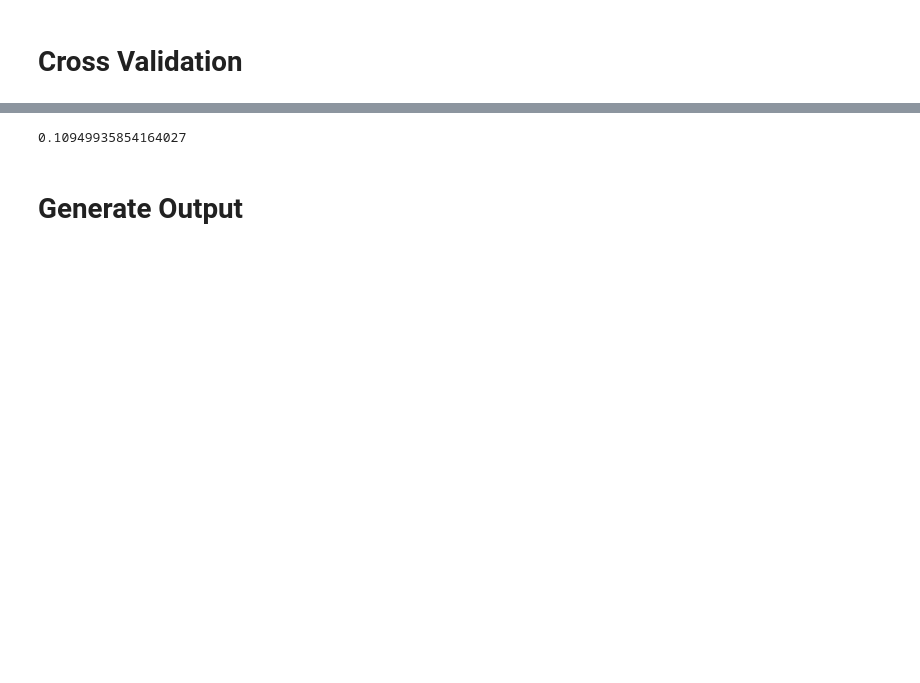
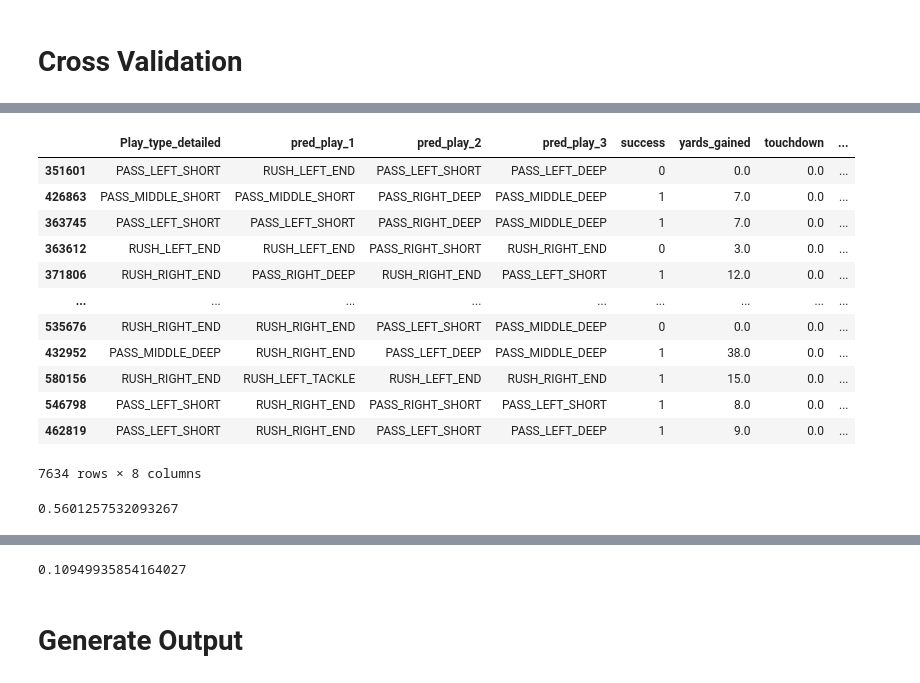
Before and after one commit to mchawla33/w210-capstone, a Jupyter notebook: notebooks/ContextualBandit_rewards_team.ipynb, the cells around one changed output, grey strips where cells are left out. Cells and saved outputs as stored; diff of their text form; code cells hidden in the pictures; blank space fills up the shorter version.

```diff
--- a/notebooks/ContextualBandit_rewards_team.ipynb
+++ b/notebooks/ContextualBandit_rewards_team.ipynb
@@ -1259,0 +1404,21 @@ Best replay value: 0.5441389290882779
+# %%
+matches_3 = best_test_df[(best_test_df.Play_type_detailed == best_test_df.pred_play_1) | (best_test_df.Play_type_detailed == best_test_df.pred_play_2) | (best_test_df.Play_type_detailed == best_test_df.pred_play_3) ]
+# matches_3 = best_test_df[best_test_df.Play_type_detailed == best_test_df.pred_play_3 ]
+
+display(matches_3[['Play_type_detailed', 'pred_play_1', 'pred_play_2', 'pred_play_3', 'success', 'yards_gained', 'touchdown', 'first_down']])
+print(matches_3.success.sum() / len(matches_3))
+# %% [output]
+|  | Play_type_detailed | pred_play_1 | pred_play_2 | pred_play_3 | success | yards_gained | touchdown | ... |
+| 351601 | PASS_LEFT_SHORT | RUSH_LEFT_END | PASS_LEFT_SHORT | PASS_LEFT_DEEP | 0 | 0.0 | 0.0 | ... |
+| 426863 | PASS_MIDDLE_SHORT | PASS_MIDDLE_SHORT | PASS_RIGHT_DEEP | PASS_MIDDLE_DEEP | 1 | 7.0 | 0.0 | ... |
+| 363745 | PASS_LEFT_SHORT | PASS_LEFT_SHORT | PASS_RIGHT_DEEP | PASS_MIDDLE_DEEP | 1 | 7.0 | 0.0 | ... |
+| 363612 | RUSH_LEFT_END | RUSH_LEFT_END | PASS_RIGHT_SHORT | RUSH_RIGHT_END | 0 | 3.0 | 0.0 | ... |
+| 371806 | RUSH_RIGHT_END | PASS_RIGHT_DEEP | RUSH_RIGHT_END | PASS_LEFT_SHORT | 1 | 12.0 | 0.0 | ... |
+| ... | ... | ... | ... | ... | ... | ... | ... | ... |
+| 535676 | RUSH_RIGHT_END | RUSH_RIGHT_END | PASS_LEFT_SHORT | PASS_MIDDLE_DEEP | 0 | 0.0 | 0.0 | ... |
+| 432952 | PASS_MIDDLE_DEEP | RUSH_RIGHT_END | PASS_LEFT_DEEP | PASS_MIDDLE_DEEP | 1 | 38.0 | 0.0 | ... |
+| 580156 | RUSH_RIGHT_END | RUSH_LEFT_TACKLE | RUSH_LEFT_END | RUSH_RIGHT_END | 1 | 15.0 | 0.0 | ... |
+| 546798 | PASS_LEFT_SHORT | RUSH_RIGHT_END | PASS_RIGHT_SHORT | PASS_LEFT_SHORT | 1 | 8.0 | 0.0 | ... |
+| 462819 | PASS_LEFT_SHORT | RUSH_RIGHT_END | PASS_LEFT_SHORT | PASS_LEFT_DEEP | 1 | 9.0 | 0.0 | ... |
+7634 rows × 8 columns
+0.5601257532093267
```
Also changed, not shown: parts of 19 cells of this notebook.
